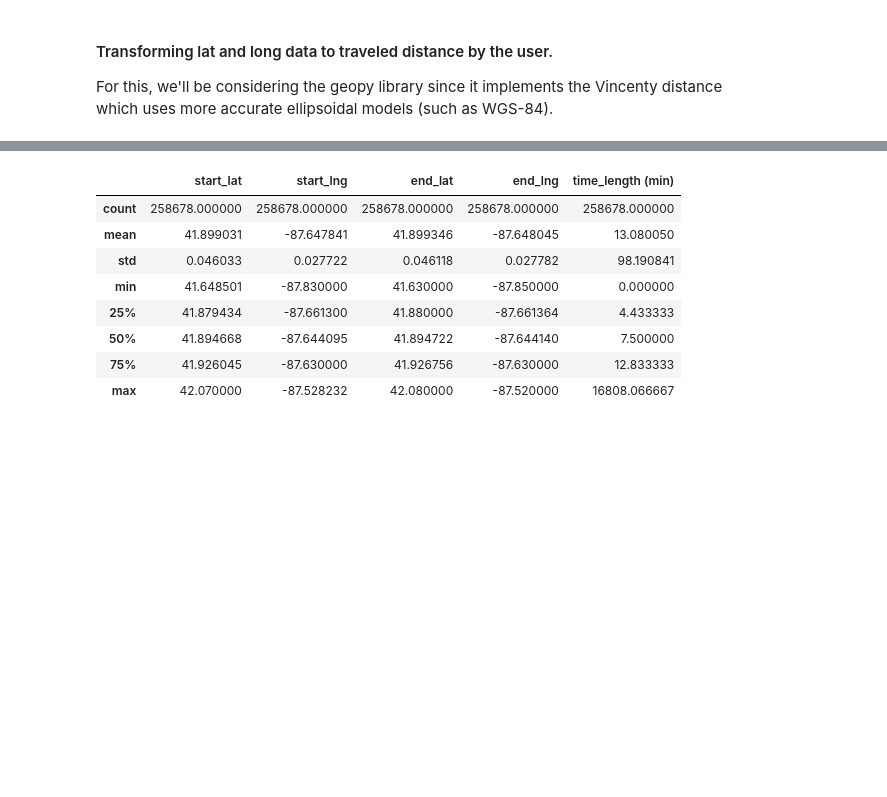
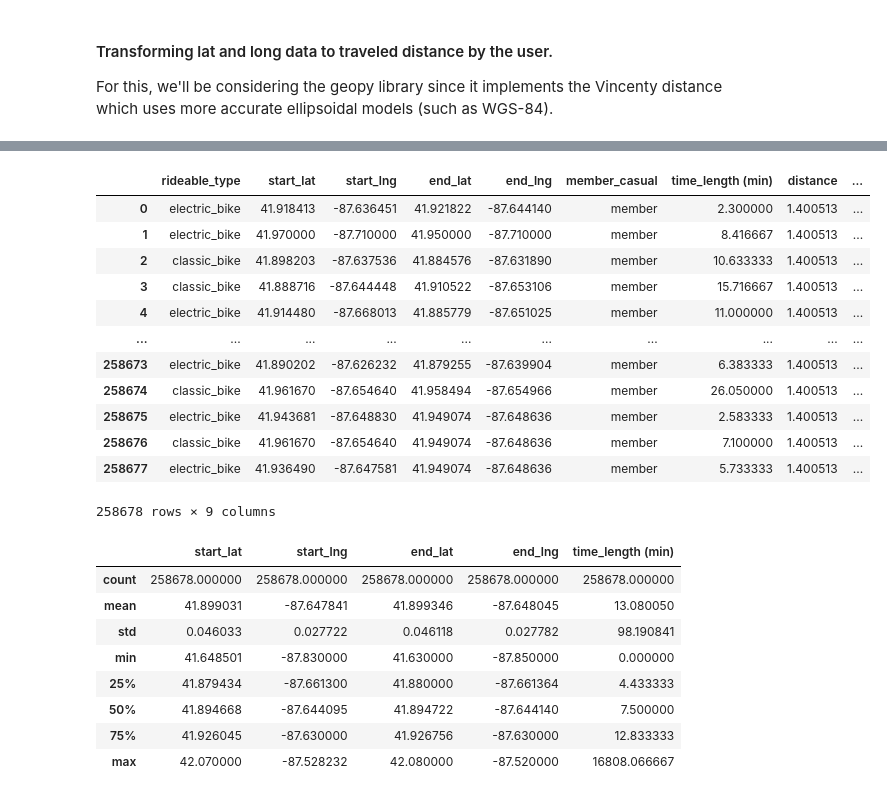
Before and after one commit to Lau397/Case_Study_Bike-Share, a Jupyter notebook: DA_Cyclistic.ipynb, the cells around one changed output, grey strips where cells are left out. Drawn from its saved outputs; the diff is of its cells as text; code cells hidden in the pictures; blank space fills up the shorter version.

Commit message:
Geolocation data (latitude and longitude) have been used to obtain the distance data sucessfully. More analysis on the features' relationships to come

```diff
--- a/DA_Cyclistic.ipynb
+++ b/DA_Cyclistic.ipynb
@@ -253,10 +251,10 @@ Now we're going to be dealing with the geolocation, having the starting and endi
 For this, we'll be considering the geopy library since it implements the Vincenty distance which uses more accurate ellipsoidal models (such as WGS-84).
 # %%
 # Getting the points in pairs:
-pointA = []
-pointB = []
+distance = []
 for i in range(len(df_bikes["start_lat"])):
-    pointA.append((df_bikes["start_lat"][i], df_bikes["end_lat"][i]))
-    pointB.append((df_bikes["start_lng"][i], df_bikes["end_lng"][i]))
-pointA[:5] # Sample result for pointA
+    # distance.append(geopy.distance.geodesic((x1,y1), (x2,y2))
+    distance.append(geopy.distance.geodesic((df_bikes["start_lat"][i], df_bikes["start_lng"][i]), (df_bikes["end_lat"][i], df_bikes["end_lng"][i])))
+
+distance[:3]
 # %% [output]
@@ -272,0 +264,7 @@ NameError: name 'geopy' is not defined
+# %%
+# Setting the distance list as a dataframe and assinging it as a column to the df_bikes dataframe:
+df_bikes["distance (km)"] = pd.DataFrame(distance)
+# %%
+# Removing the 'km' unit word (strings) in the distance list:
+df_bikes["distance (km)"] = pd.to_numeric(df_bikes["distance (km)"].astype(str).str.replace(" km", ''))
+# An alternative: df['col'] = pd.to_numeric(df['col'].astype(str).str[:-1], errors='coerce')
@@ -273,3 +311,19 @@ NameError: name 'geopy' is not defined
+# %%
+df_bikes
+# %% [output]
+|  | rideable_type | start_lat | start_lng | end_lat | end_lng | member_casual | time_length (min) | distance | ... |
+| 0 | electric_bike | 41.918413 | -87.636451 | 41.921822 | -87.644140 | member | 2.300000 | 1.400513 | ... |
+| 1 | electric_bike | 41.970000 | -87.710000 | 41.950000 | -87.710000 | member | 8.416667 | 1.400513 | ... |
+| 2 | classic_bike | 41.898203 | -87.637536 | 41.884576 | -87.631890 | member | 10.633333 | 1.400513 | ... |
+| 3 | classic_bike | 41.888716 | -87.644448 | 41.910522 | -87.653106 | member | 15.716667 | 1.400513 | ... |
+| 4 | electric_bike | 41.914480 | -87.668013 | 41.885779 | -87.651025 | member | 11.000000 | 1.400513 | ... |
+| ... | ... | ... | ... | ... | ... | ... | ... | ... | ... |
+| 258673 | electric_bike | 41.890202 | -87.626232 | 41.879255 | -87.639904 | member | 6.383333 | 1.400513 | ... |
+| 258674 | classic_bike | 41.961670 | -87.654640 | 41.958494 | -87.654966 | member | 26.050000 | 1.400513 | ... |
+| 258675 | electric_bike | 41.943681 | -87.648830 | 41.949074 | -87.648636 | member | 2.583333 | 1.400513 | ... |
+| 258676 | classic_bike | 41.961670 | -87.654640 | 41.949074 | -87.648636 | member | 7.100000 | 1.400513 | ... |
+| 258677 | electric_bike | 41.936490 | -87.647581 | 41.949074 | -87.648636 | member | 5.733333 | 1.400513 | ... |
+258678 rows × 9 columns
 # %%
 df_bikes.describe() # Considers the non-object column
 # %% [output]
```
Also changed, not shown: parts of 9 cells of this notebook.
